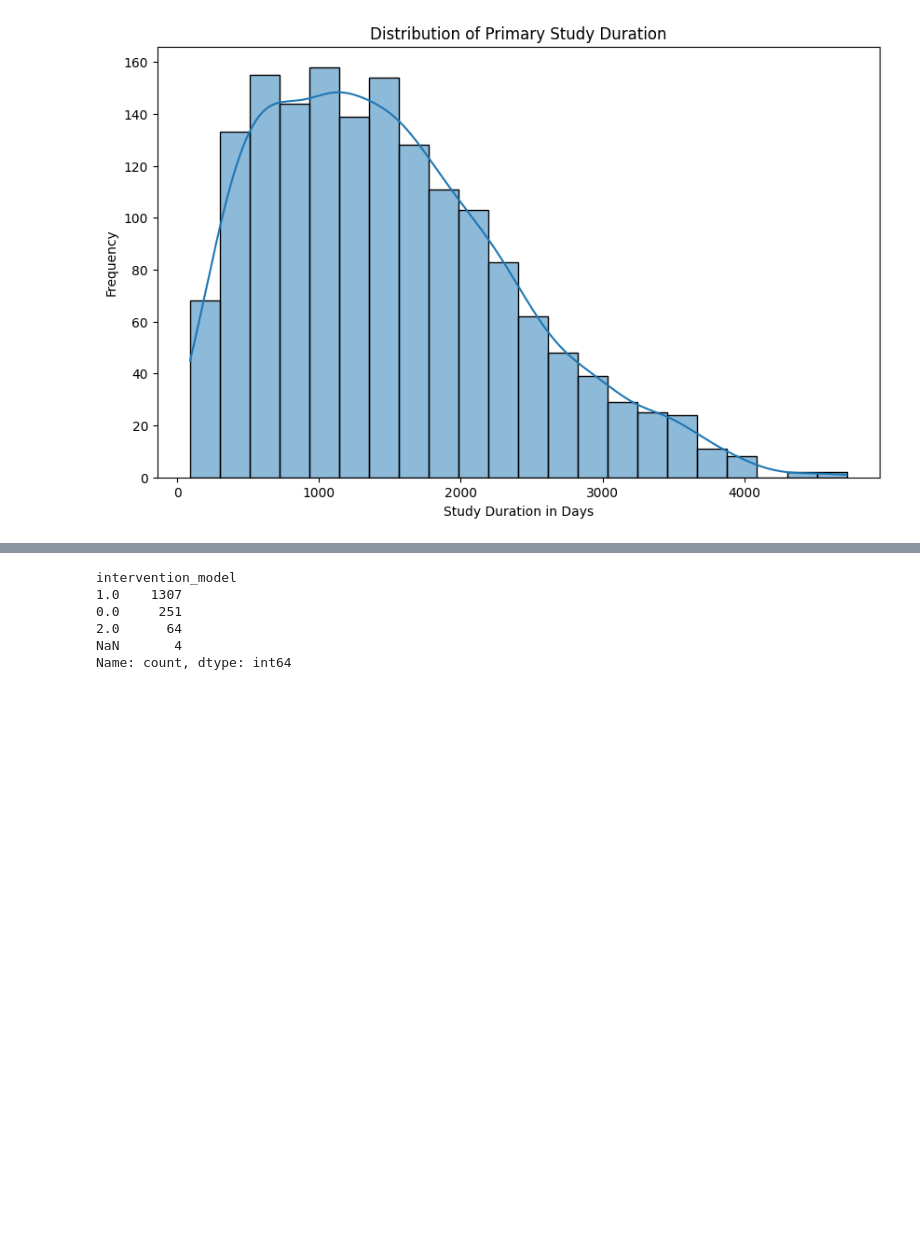
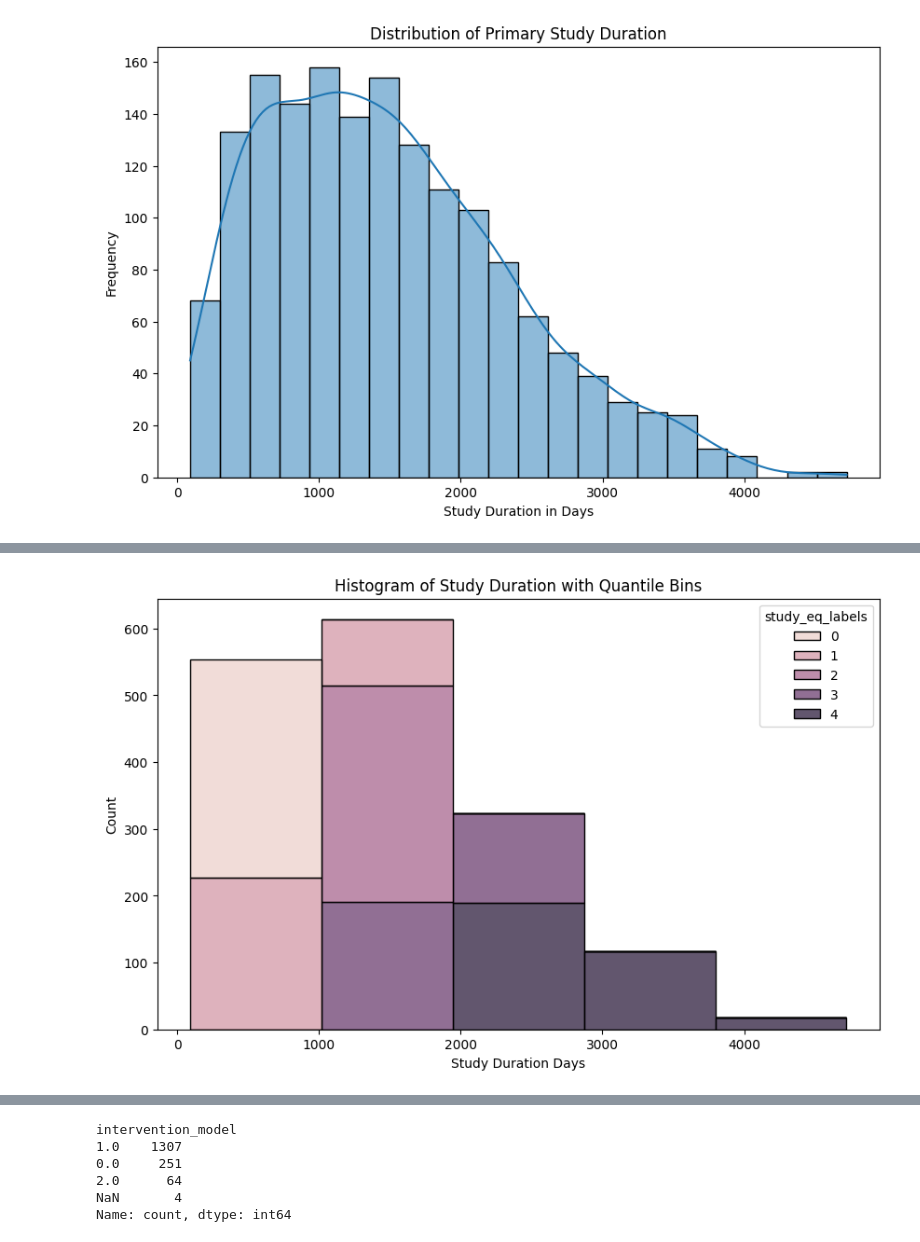
Before and after one commit to cynthiaxu04/predicting-clinicaltrials, a Jupyter notebook: data/testing.ipynb, the cells around one changed output, grey strips where cells are left out. Drawn from its saved outputs; the diff is of its cells as text; code cells hidden in the pictures; blank space fills up the shorter version.

```diff
--- a/data/testing.ipynb
+++ b/data/testing.ipynb
@@ -207,0 +57,11 @@ Name: count, dtype: int64
+# %%
+# drop rows with NaNs in study_duration_days or primary_study_duration_days
+df = df.dropna(subset=['study_duration_days', 'primary_study_duration_days']).copy()
+
+n_intervals = 5
+# %%
+df['study_eq_bins'] = pd.qcut(df['study_duration_days'], q=n_intervals)
+df['primary_eq_bins'] = pd.qcut(df['primary_study_duration_days'], q=n_intervals)
+# %%
+df['study_eq_labels'] = df['study_eq_bins'].cat.codes
+df['primary_eq_labels'] = df['primary_eq_bins'].cat.codes
@@ -207,0 +135,10 @@ Name: count, dtype: int64
+# %%
+# Plot the histogram of the original data with the bin annotations
+plt.figure(figsize=(10, 6))
+sns.histplot(data=df, x='study_duration_days', bins=n_intervals, kde=False, hue='study_eq_labels', multiple='stack')
+plt.xlabel('Study Duration Days')
+plt.ylabel('Count')
+plt.title('Histogram of Study Duration with Quantile Bins')
+plt.show()
+# %% [output]
+[figure, added]
```
Also changed, not shown: parts of 41 cells of this notebook, 7 other files.
